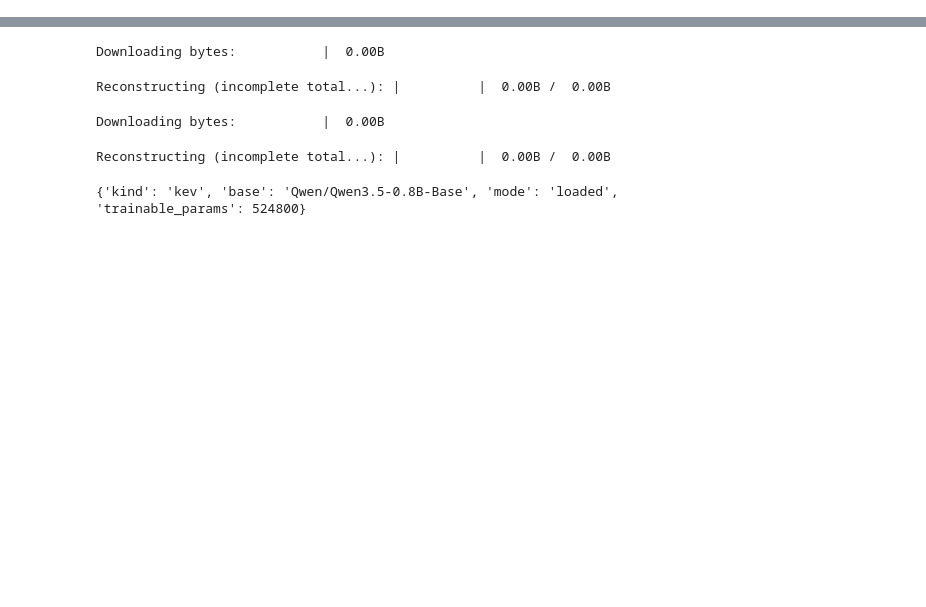
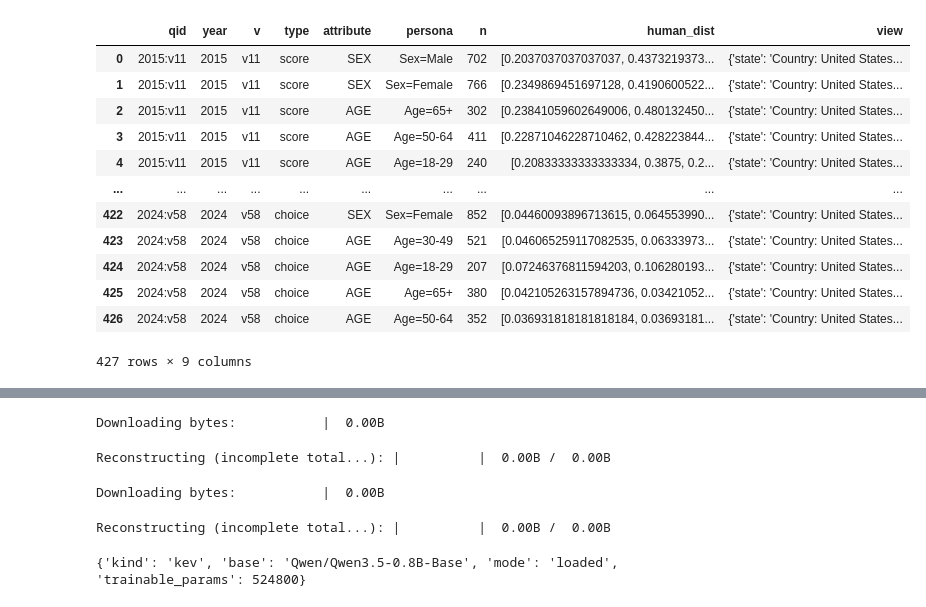
Before and after one commit to davoodwadi/decision-models-finetuning, a Jupyter notebook: code/benchmark.ipynb, the cells around one changed output, grey strips where cells are left out. Cells and saved outputs as stored; diff of their text form; code cells hidden in the pictures; blank space fills up the shorter version.

```diff
--- a/code/benchmark.ipynb
+++ b/code/benchmark.ipynb
@@ -258,0 +178,21 @@ def build_question_records(q_df):
+# %%
+test_records = build_persona_dataset(
+    test_df,
+    attr_sets=["SEX", "AGE"],   # each string is a 1-attribute persona
+    min_n=30,
+)
+pd.DataFrame(test_records)
+# %% [output]
+|  | qid | year | v | type | attribute | persona | n | human_dist | view |
+| 0 | 2015:v11 | 2015 | v11 | score | SEX | Sex=Male | 702 | [0.2037037037037037, 0.4373219373... | {'state': 'Country: United States... |
+| 1 | 2015:v11 | 2015 | v11 | score | SEX | Sex=Female | 766 | [0.2349869451697128, 0.4190600522... | {'state': 'Country: United States... |
+| 2 | 2015:v11 | 2015 | v11 | score | AGE | Age=65+ | 302 | [0.23841059602649006, 0.480132450... | {'state': 'Country: United States... |
+| 3 | 2015:v11 | 2015 | v11 | score | AGE | Age=50-64 | 411 | [0.22871046228710462, 0.428223844... | {'state': 'Country: United States... |
+| 4 | 2015:v11 | 2015 | v11 | score | AGE | Age=18-29 | 240 | [0.20833333333333334, 0.3875, 0.2... | {'state': 'Country: United States... |
+| ... | ... | ... | ... | ... | ... | ... | ... | ... | ... |
+| 422 | 2024:v58 | 2024 | v58 | choice | SEX | Sex=Female | 852 | [0.04460093896713615, 0.064553990... | {'state': 'Country: United States... |
+| 423 | 2024:v58 | 2024 | v58 | choice | AGE | Age=30-49 | 521 | [0.046065259117082535, 0.06333973... | {'state': 'Country: United States... |
+| 424 | 2024:v58 | 2024 | v58 | choice | AGE | Age=18-29 | 207 | [0.07246376811594203, 0.106280193... | {'state': 'Country: United States... |
+| 425 | 2024:v58 | 2024 | v58 | choice | AGE | Age=65+ | 380 | [0.042105263157894736, 0.03421052... | {'state': 'Country: United States... |
+| 426 | 2024:v58 | 2024 | v58 | choice | AGE | Age=50-64 | 352 | [0.036931818181818184, 0.03693181... | {'state': 'Country: United States... |
+427 rows × 9 columns
```
Also changed, not shown: parts of 21 cells of this notebook, 10 other files.
